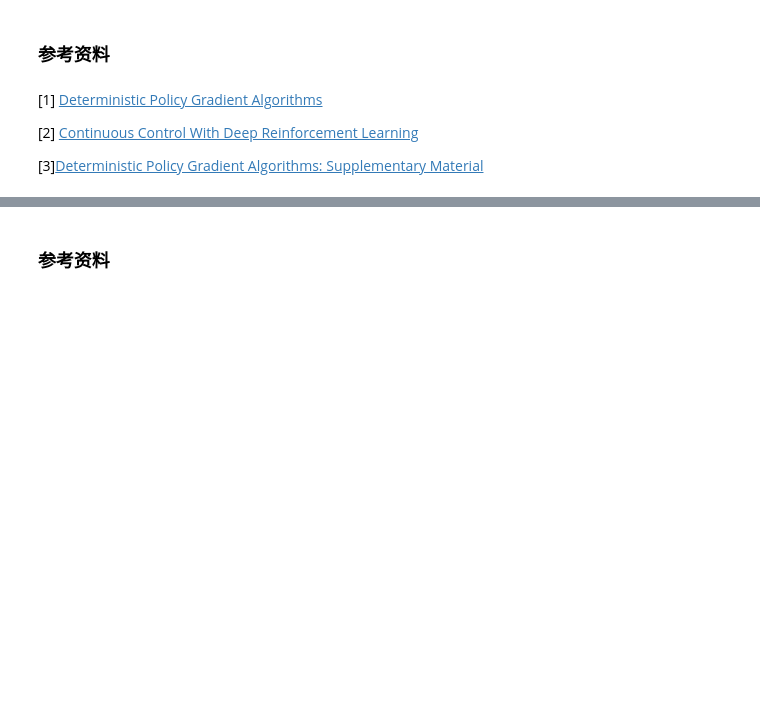
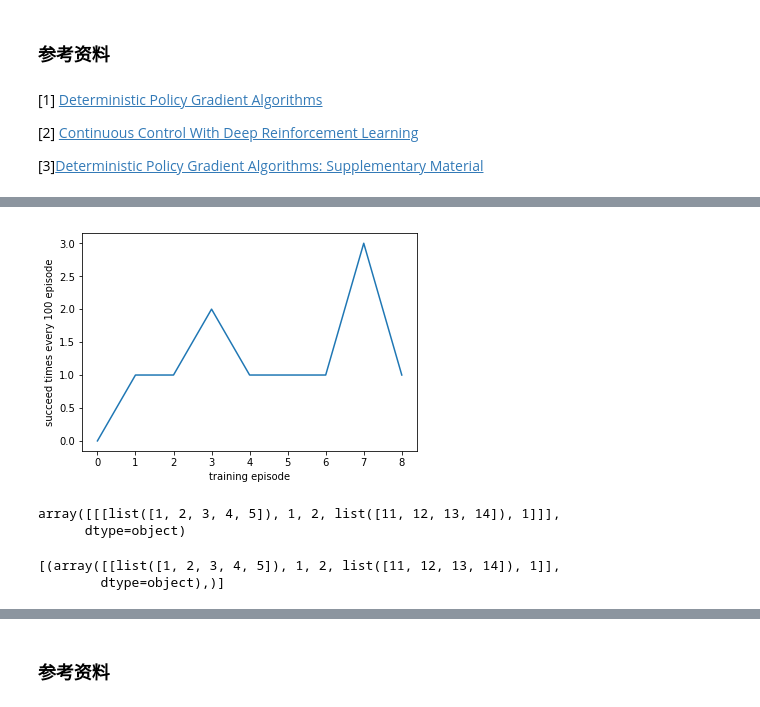
Before and after one commit to Wangjw6/research, a Jupyter notebook: ML/Others/Reinforcement Learning.ipynb, the cells around one changed output, grey strips where cells are left out. Saved outputs shown, nothing was run; the diff lists cells and outputs as text; code cells hidden in the pictures; blank space fills up the shorter version.

```diff
--- a/ML/Others/Reinforcement Learning.ipynb
+++ b/ML/Others/Reinforcement Learning.ipynb
@@ -1798,0 +2068,16 @@ plt.show()
+# %%
+pass_sum=[]
+i=1
+a=0
+while i<=len(rewardset):
+    a+=rewardset[i-1]
+    if i%100==0:
+        pass_sum.append(a)
+        a=0
+    i+=1
+plt.plot(pass_sum)
+plt.xlabel('training episode')
+plt.ylabel('succeed times every 100 episode')
+plt.show()
+# %% [output]
+[figure, added]
@@ -1798,0 +2092,11 @@ plt.show()
+# %%
+bufferArray = np.array(episodeBuffer)
+bufferArray
+# %% [output]
+array([[[list([1, 2, 3, 4, 5]), 1, 2, list([11, 12, 13, 14]), 1]]],
+      dtype=object)
+# %%
+list(zip(bufferArray))
+# %% [output]
+[(array([[list([1, 2, 3, 4, 5]), 1, 2, list([11, 12, 13, 14]), 1]],
+        dtype=object),)]
```
Also changed, not shown: parts of 21 cells of this notebook.
